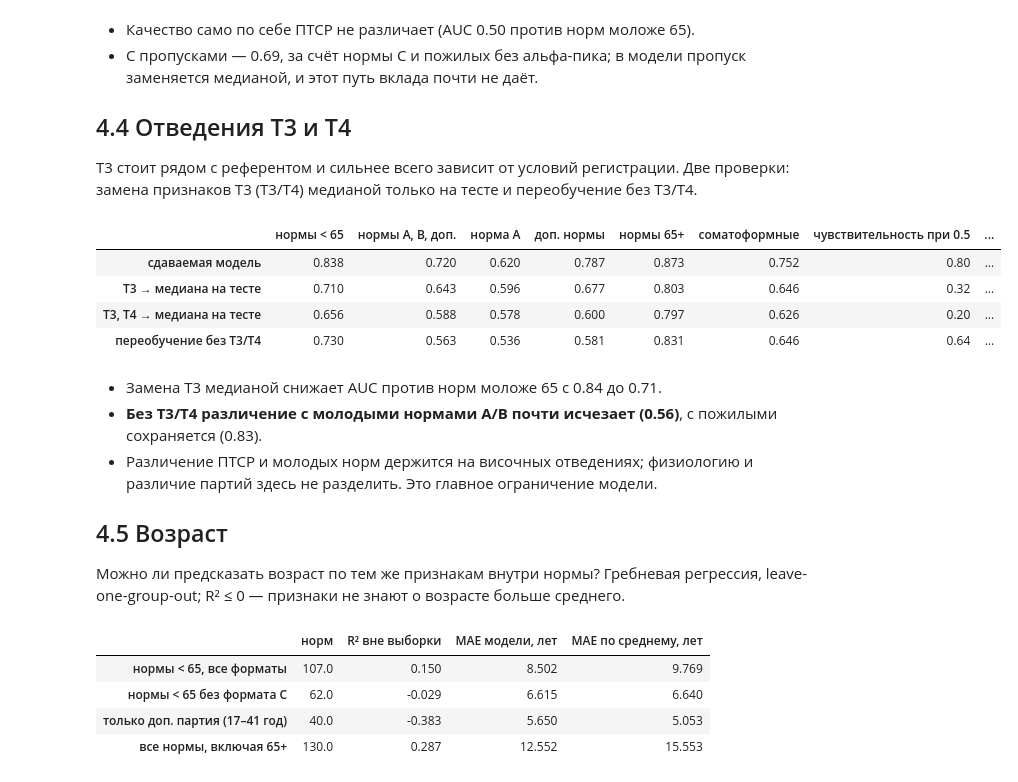
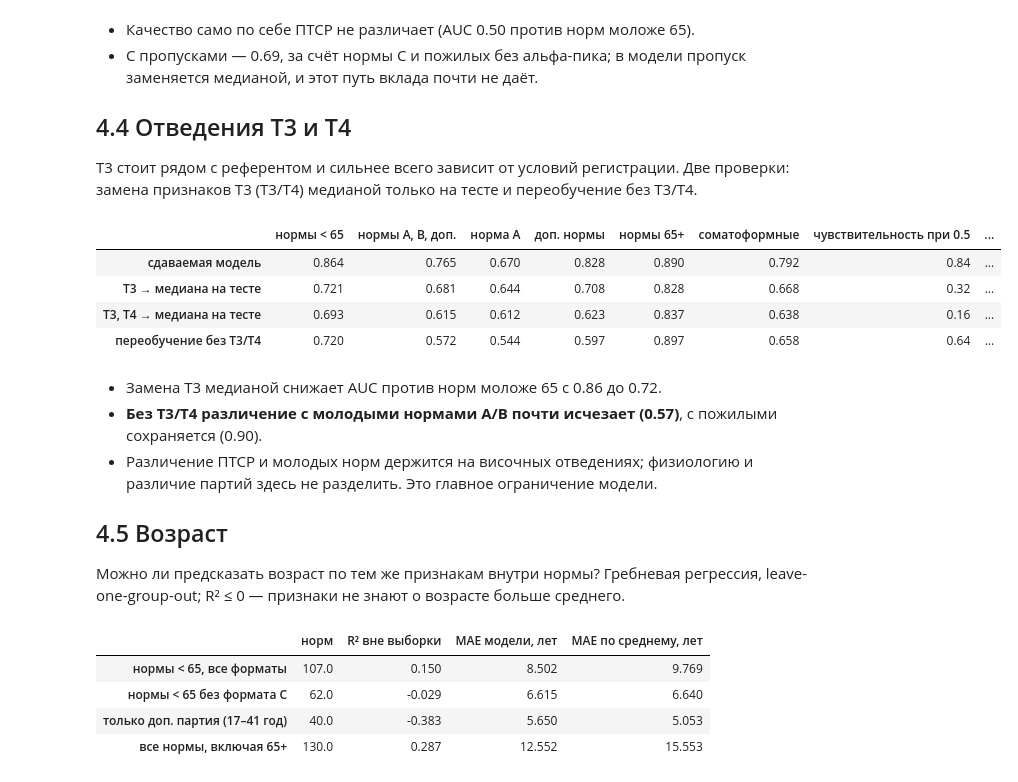
Before and after one commit to igor688-hub/neurodiagnosis-eeg, a Jupyter notebook: results/4-confounders-specificity.ipynb, the cells around one changed output. Saved outputs shown, nothing was run; the diff lists cells and outputs as text; code cells hidden in the pictures.

```diff
--- a/results/4-confounders-specificity.ipynb
+++ b/results/4-confounders-specificity.ipynb
@@ -34,10 +34,10 @@ warnings.filterwarnings("ignore", message="The least populated class")
 warnings.filterwarnings("ignore", message="Mean of empty slice")
 viz.apply_style()
 pd.set_option("display.precision", 3)
-VALIDATION = ROOT / "results" / "validation" / "protocol7"
-P7 = models.PROTOCOL_7
+VALIDATION = ROOT / "results" / "validation" / "protocol8"
+P8 = models.PROTOCOL_8
 
-data = models.load_training_data(protocol=P7)
+data = models.load_training_data(protocol=P8)
 keys = list(data.subject_keys)
 oof = pd.read_csv(VALIDATION / "nested_oof.csv", index_col=0).loc[keys]
 registry, _, subjects = dataset.scan_dataset(config.DATA_DIR)
@@ -125,27 +125,27 @@ T3 стоит рядом с референтом и сильнее всего з
 # %%
 t3 = [n for n in data.feature_names["rest_O1FpT_exp"] if n.endswith("_T3")]
 t34 = [n for n in data.feature_names["rest_O1FpT_exp"] if n.endswith(("_T3", "_T4"))]
 runs = {
     "сдаваемая модель": oof,
-    "T3 → медиана на тесте": evaluation.nested_oof(data, P7, mask_at_test=t3),
-    "T3, T4 → медиана на тесте": evaluation.nested_oof(data, P7, mask_at_test=t34),
-    "переобучение без T3/T4": evaluation.nested_oof(data, models.restricted_protocol(P7, ["rest_O1Fp", "rest_O1Fp_exp"], "protocol7_no_T")),
+    "T3 → медиана на тесте": evaluation.nested_oof(data, P8, mask_at_test=t3),
+    "T3, T4 → медиана на тесте": evaluation.nested_oof(data, P8, mask_at_test=t34),
+    "переобучение без T3/T4": evaluation.nested_oof(data, models.restricted_protocol(P8, ["rest_O1Fp", "rest_O1Fp_exp"], "protocol8_no_T")),
 }
 t_table = pd.DataFrame({name: auc_slices(r["p_raw"].to_numpy()) for name, r in runs.items()}).T
 t_table["чувствительность при 0.5"] = [np.mean(r["p"].to_numpy()[ptsd] >= 0.5) for r in runs.values()]
 t_table["специфичность 65+ и соматоформных"] = [
     np.mean(r["p"].to_numpy()[np.isin(stratum, ["control_ageing", "somatoform"])] < 0.5) for r in runs.values()]
 t_table[["нормы < 65", "нормы A, B, доп.", "норма A", "доп. нормы", "нормы 65+", "соматоформные",
          "чувствительность при 0.5", "специфичность 65+ и соматоформных"]]
 # %% [output]
 |  | нормы < 65 | нормы A, B, доп. | норма A | доп. нормы | нормы 65+ | соматоформные | чувствительность при 0.5 | ... |
-| сдаваемая модель | 0.838 | 0.720 | 0.620 | 0.787 | 0.873 | 0.752 | 0.80 | ... |
-| T3 → медиана на тесте | 0.710 | 0.643 | 0.596 | 0.677 | 0.803 | 0.646 | 0.32 | ... |
-| T3, T4 → медиана на тесте | 0.656 | 0.588 | 0.578 | 0.600 | 0.797 | 0.626 | 0.20 | ... |
-| переобучение без T3/T4 | 0.730 | 0.563 | 0.536 | 0.581 | 0.831 | 0.646 | 0.64 | ... |
+| сдаваемая модель | 0.864 | 0.765 | 0.670 | 0.828 | 0.890 | 0.792 | 0.84 | ... |
+| T3 → медиана на тесте | 0.721 | 0.681 | 0.644 | 0.708 | 0.828 | 0.668 | 0.32 | ... |
+| T3, T4 → медиана на тесте | 0.693 | 0.615 | 0.612 | 0.623 | 0.837 | 0.638 | 0.16 | ... |
+| переобучение без T3/T4 | 0.720 | 0.572 | 0.544 | 0.597 | 0.897 | 0.658 | 0.64 | ... |
 # %% [markdown]
-- Замена T3 медианой снижает AUC против норм моложе 65 с 0.84 до 0.71.
-- **Без T3/T4 различение с молодыми нормами A/B почти исчезает (0.56)**, с пожилыми сохраняется (0.83).
+- Замена T3 медианой снижает AUC против норм моложе 65 с 0.86 до 0.72.
+- **Без T3/T4 различение с молодыми нормами A/B почти исчезает (0.57)**, с пожилыми сохраняется (0.90).
 - Различение ПТСР и молодых норм держится на височных отведениях; физиологию и различие партий здесь не разделить. Это главное ограничение модели.
 
 ## 4.5 Возраст
```
Also changed, not shown: parts of 14 cells of this notebook, 3 other files.
